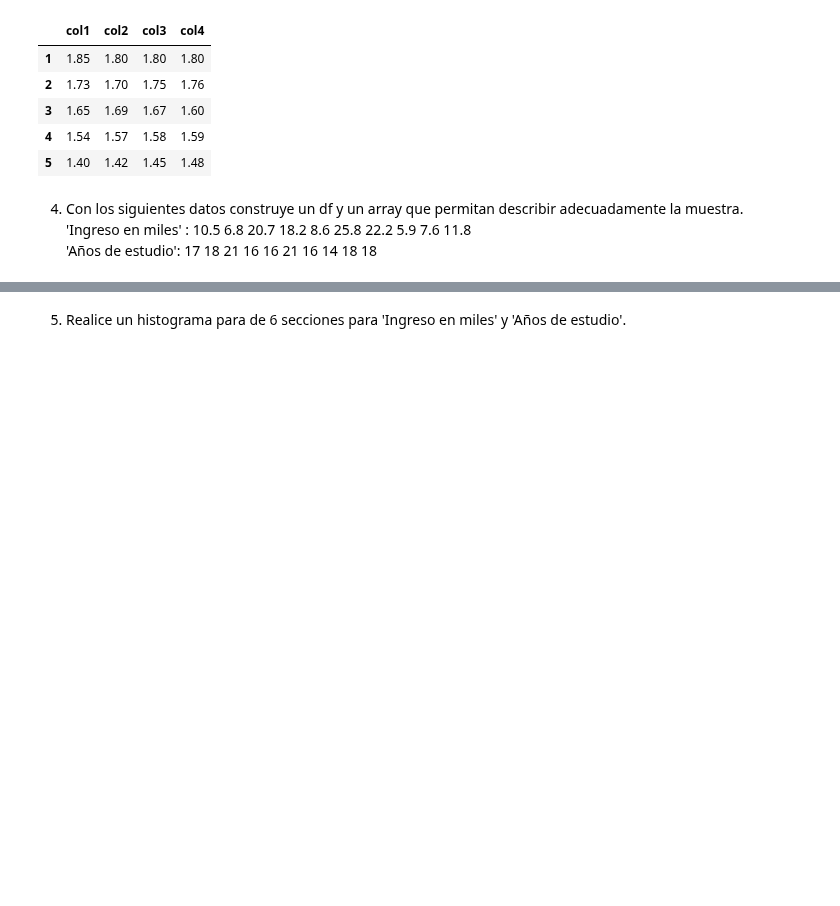
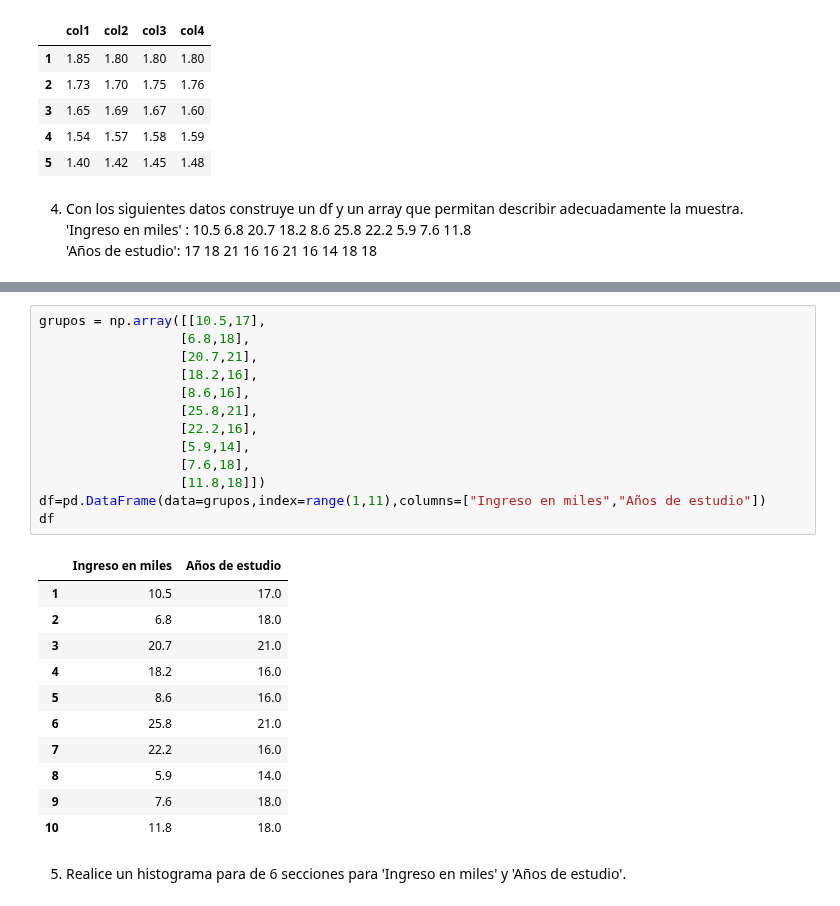
Before and after one commit to juanjolopez28/Henry, a Jupyter notebook: Bootcamp/M2/Clase01/Homework_me.ipynb, the cells around one changed output, grey strips where cells are left out. Cells and saved outputs as stored; diff of their text form; blank space fills up the shorter version.

```diff
--- a/Bootcamp/M2/Clase01/Homework_me.ipynb
+++ b/Bootcamp/M2/Clase01/Homework_me.ipynb
@@ -87,2 +79,27 @@ df
+# %%
+grupos = np.array([[10.5,17],
+                  [6.8,18],
+                  [20.7,21],
+                  [18.2,16],
+                  [8.6,16],
+                  [25.8,21],
+                  [22.2,16],
+                  [5.9,14],
+                  [7.6,18],
+                  [11.8,18]])
+df=pd.DataFrame(data=grupos,index=range(1,11),columns=["Ingreso en miles","Años de estudio"])
+df
+# %% [output]
+|  | Ingreso en miles | Años de estudio |
+| 1 | 10.5 | 17.0 |
+| 2 | 6.8 | 18.0 |
+| 3 | 20.7 | 21.0 |
+| 4 | 18.2 | 16.0 |
+| 5 | 8.6 | 16.0 |
+| 6 | 25.8 | 21.0 |
+| 7 | 22.2 | 16.0 |
+| 8 | 5.9 | 14.0 |
+| 9 | 7.6 | 18.0 |
+| 10 | 11.8 | 18.0 |
 # %% [markdown]
 5. Realice un histograma para de 6 secciones para 'Ingreso en miles' y 'Años de estudio'.
```
Also changed, not shown: parts of 2 cells of this notebook.
